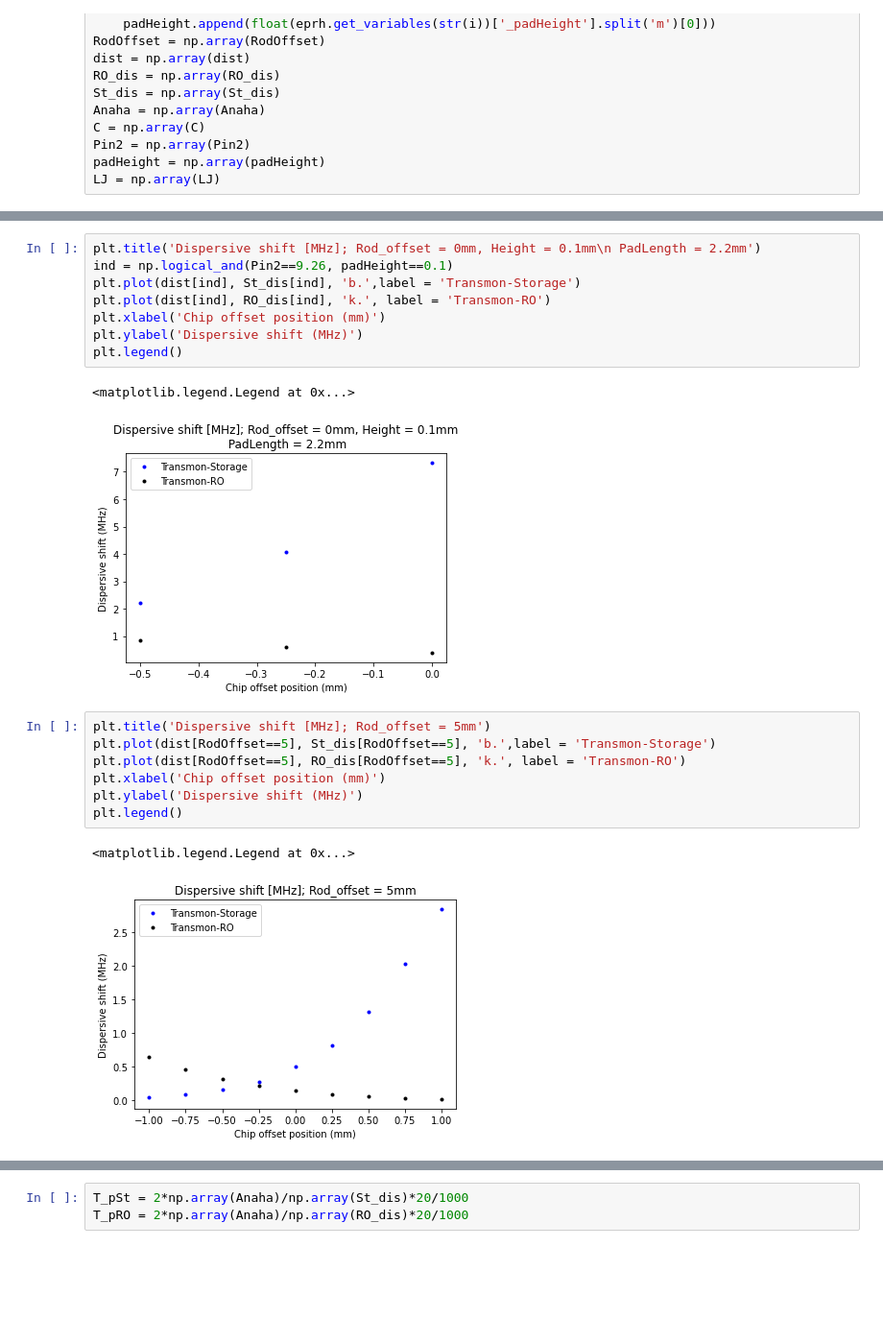
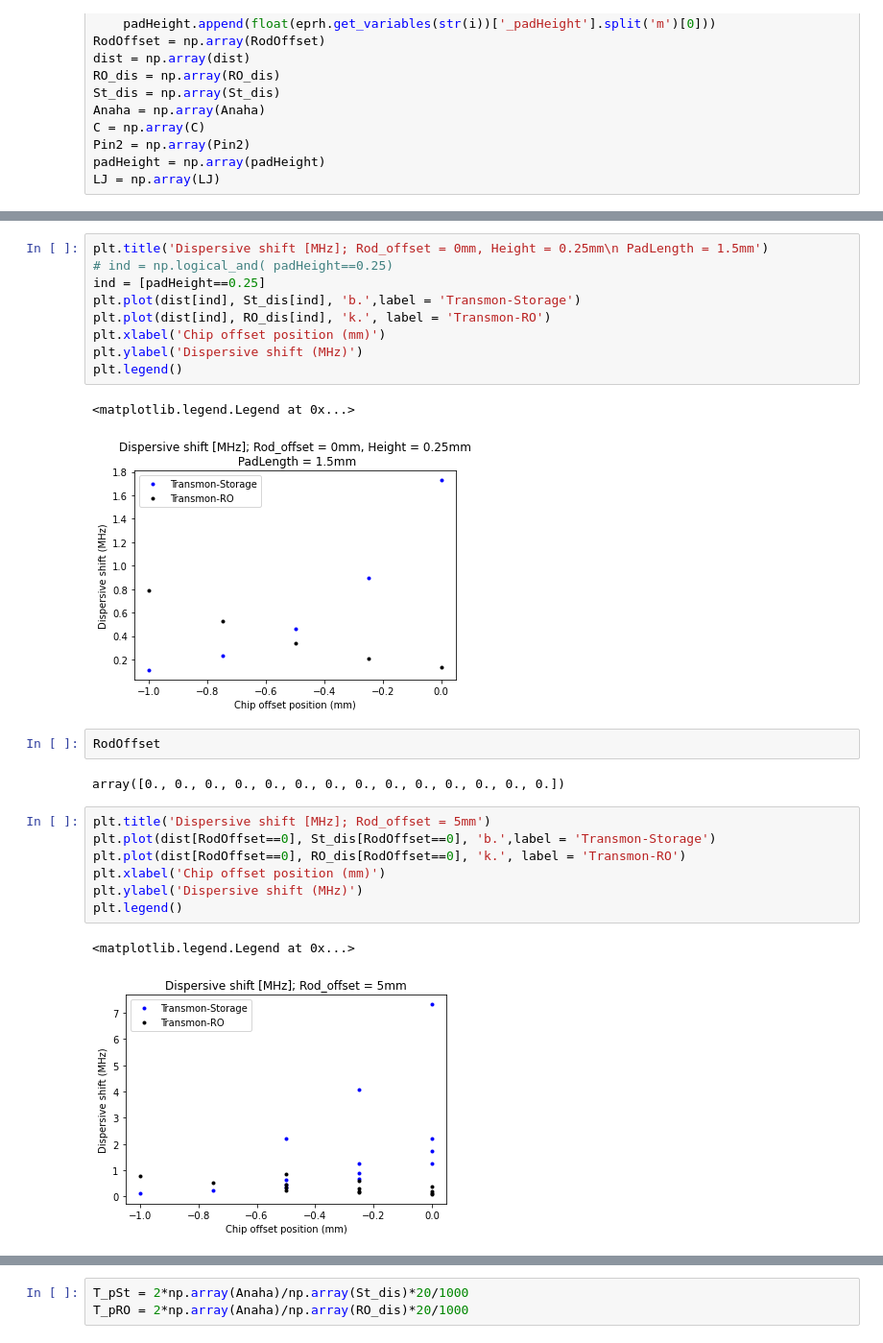
Before and after one commit to shengng/pyEPR, a Jupyter notebook: _tutorial_notebooks/DualCavity_gen6.ipynb, the cells around one changed output, grey strips where cells are left out. Shown at 96% size. Cells and saved outputs as stored; diff of their text form; blank space fills up the shorter version.

```diff
--- a/_tutorial_notebooks/DualCavity_gen6.ipynb
+++ b/_tutorial_notebooks/DualCavity_gen6.ipynb
@@ -529,6 +556,7 @@ LJ = np.array(LJ)
 # %%
-plt.title('Dispersive shift [MHz]; Rod_offset = 0mm, Height = 0.1mm\n PadLength = 2.2mm')
-ind = np.logical_and(Pin2==9.26, padHeight==0.1)
+plt.title('Dispersive shift [MHz]; Rod_offset = 0mm, Height = 0.25mm\n PadLength = 1.5mm')
+# ind = np.logical_and( padHeight==0.25)
+ind = [padHeight==0.25]
 plt.plot(dist[ind], St_dis[ind], 'b.',label = 'Transmon-Storage')
 plt.plot(dist[ind], RO_dis[ind], 'k.', label = 'Transmon-RO')
 plt.xlabel('Chip offset position (mm)')
@@ -536,17 +564,21 @@ plt.ylabel('Dispersive shift (MHz)')
 plt.legend()
 # %% [output]
 <matplotlib.legend.Legend at 0x...>
-[figure, old version]
+[figure, new version]
+# %%
+RodOffset
+# %% [output]
+array([0., 0., 0., 0., 0., 0., 0., 0., 0., 0., 0., 0., 0., 0.])
 # %%
 plt.title('Dispersive shift [MHz]; Rod_offset = 5mm')
-plt.plot(dist[RodOffset==5], St_dis[RodOffset==5], 'b.',label = 'Transmon-Storage')
-plt.plot(dist[RodOffset==5], RO_dis[RodOffset==5], 'k.', label = 'Transmon-RO')
+plt.plot(dist[RodOffset==0], St_dis[RodOffset==0], 'b.',label = 'Transmon-Storage')
+plt.plot(dist[RodOffset==0], RO_dis[RodOffset==0], 'k.', label = 'Transmon-RO')
 plt.xlabel('Chip offset position (mm)')
 plt.ylabel('Dispersive shift (MHz)')
 plt.legend()
 # %% [output]
 <matplotlib.legend.Legend at 0x...>
-[figure, old version]
+[figure, new version]
 # %%
 plt.title('Transmon Anharmonicity [MHz]')
 plt.plot(dist, Anaha, 'b.',label = 'Anharmonicity')
```
Also changed, not shown: parts of 16 cells of this notebook, 10 other files.
